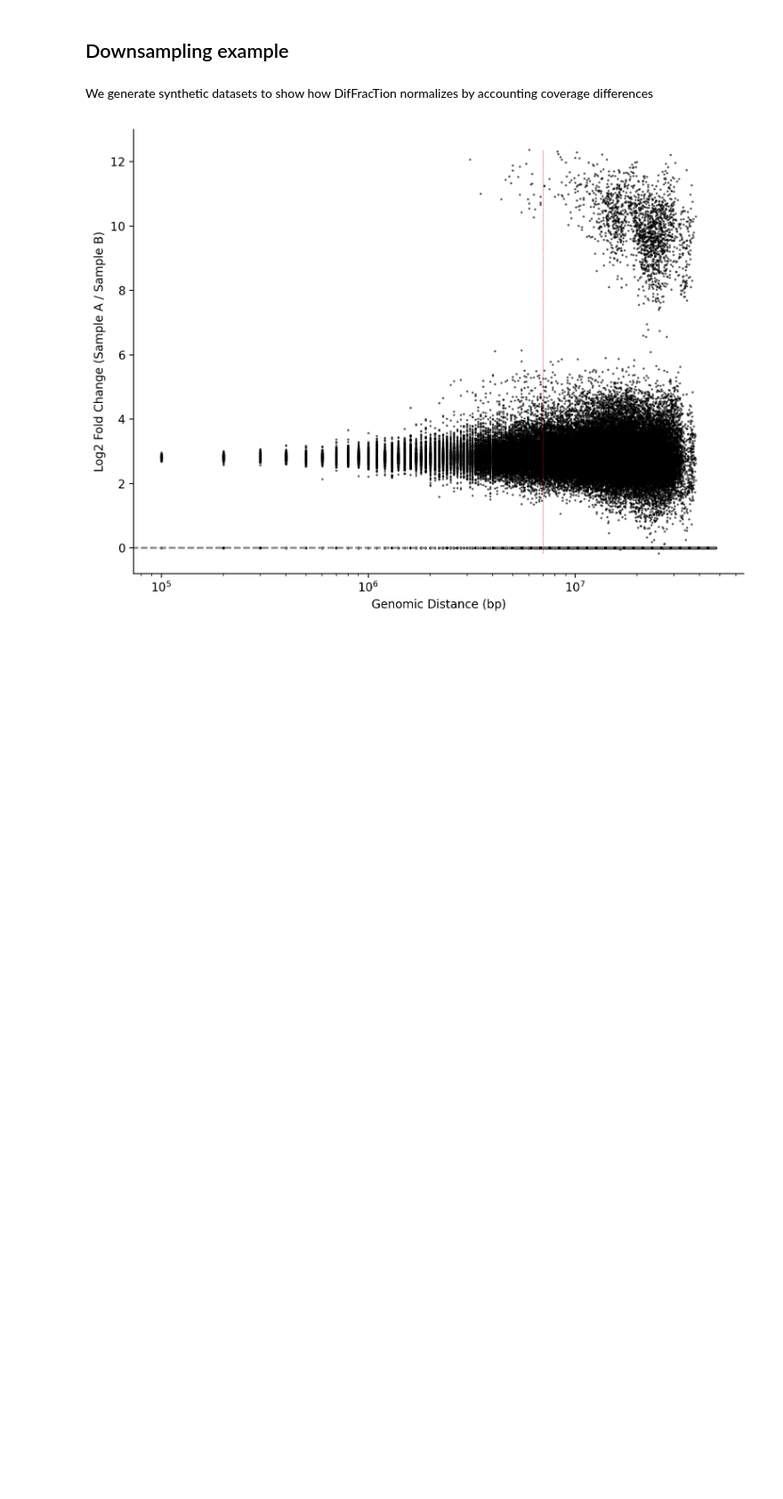
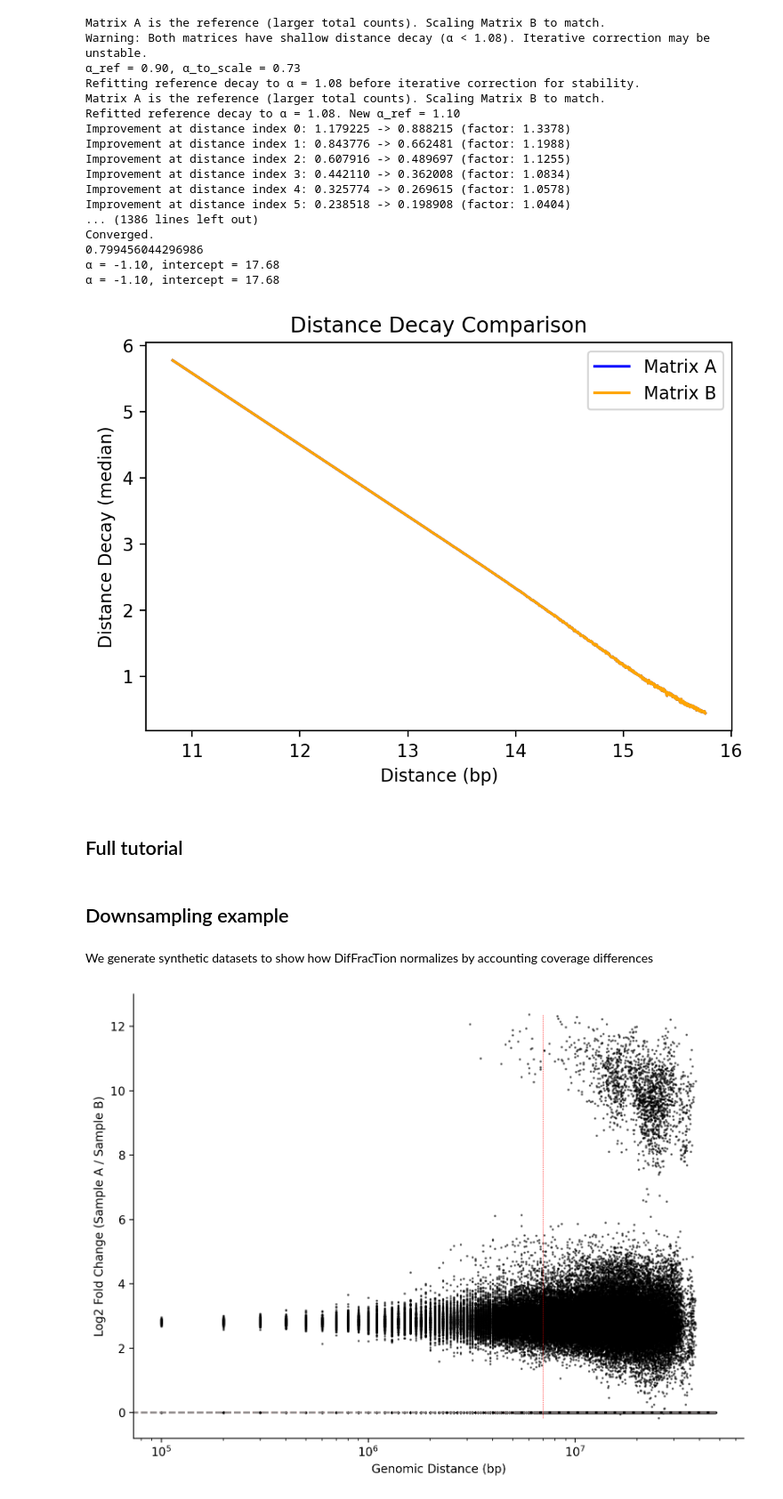
Before and after one commit to G2Lab/DifFracTion, a Jupyter notebook: DifFracTion_Tutorial.ipynb, the cells around one changed output. Shown at 89% size. Saved outputs shown, nothing was run; the diff lists cells and outputs as text; code cells hidden in the pictures; blank space fills up the shorter version.

Commit message:
Update tutorial notebook

```diff
--- a/DifFracTion_Tutorial.ipynb
+++ b/DifFracTion_Tutorial.ipynb
@@ -11,0 +37,23 @@ from diffraction import src as DifFracTion
+# %%
+#Iterative Normalization
+norm_matrix_A_iterative, norm_matrix_B_iterative = DifFracTion.iterative_normalization(matrix_A, matrix_B, resolution, metric='median', weight_factor=-1.08)
+DifFracTion_utils._plot_distance_decay(norm_matrix_A_iterative, norm_matrix_B_iterative, resolution)
+# %% [output]
+Matrix A is the reference (larger total counts). Scaling Matrix B to match.
+Warning: Both matrices have shallow distance decay (α < 1.08). Iterative correction may be unstable.
+α_ref = 0.90, α_to_scale = 0.73
+Refitting reference decay to α = 1.08 before iterative correction for stability.
+Matrix A is the reference (larger total counts). Scaling Matrix B to match.
+Refitted reference decay to α = 1.08. New α_ref = 1.10
+Improvement at distance index 0: 1.179225 -> 0.888215 (factor: 1.3378)
+Improvement at distance index 1: 0.843776 -> 0.662481 (factor: 1.1988)
+Improvement at distance index 2: 0.607916 -> 0.489697 (factor: 1.1255)
+Improvement at distance index 3: 0.442110 -> 0.362008 (factor: 1.0834)
+Improvement at distance index 4: 0.325774 -> 0.269615 (factor: 1.0578)
+Improvement at distance index 5: 0.238518 -> 0.198908 (factor: 1.0404)
+... (1386 lines left out)
+Converged.
+0.799456044296986
+α = -1.10, intercept = 17.68
+α = -1.10, intercept = 17.68
+[figure, added]
@@ -12,3 +67,5 @@ from diffraction import src as DifFracTion
+# %% [markdown]
+## Full tutorial
 # %%
 # Chromosome nomenclature depends on the way the .hic file was generated.
 # For example, chromosomes can be named as "chr21" or "21".
```
Also changed, not shown: parts of 10 cells of this notebook.
